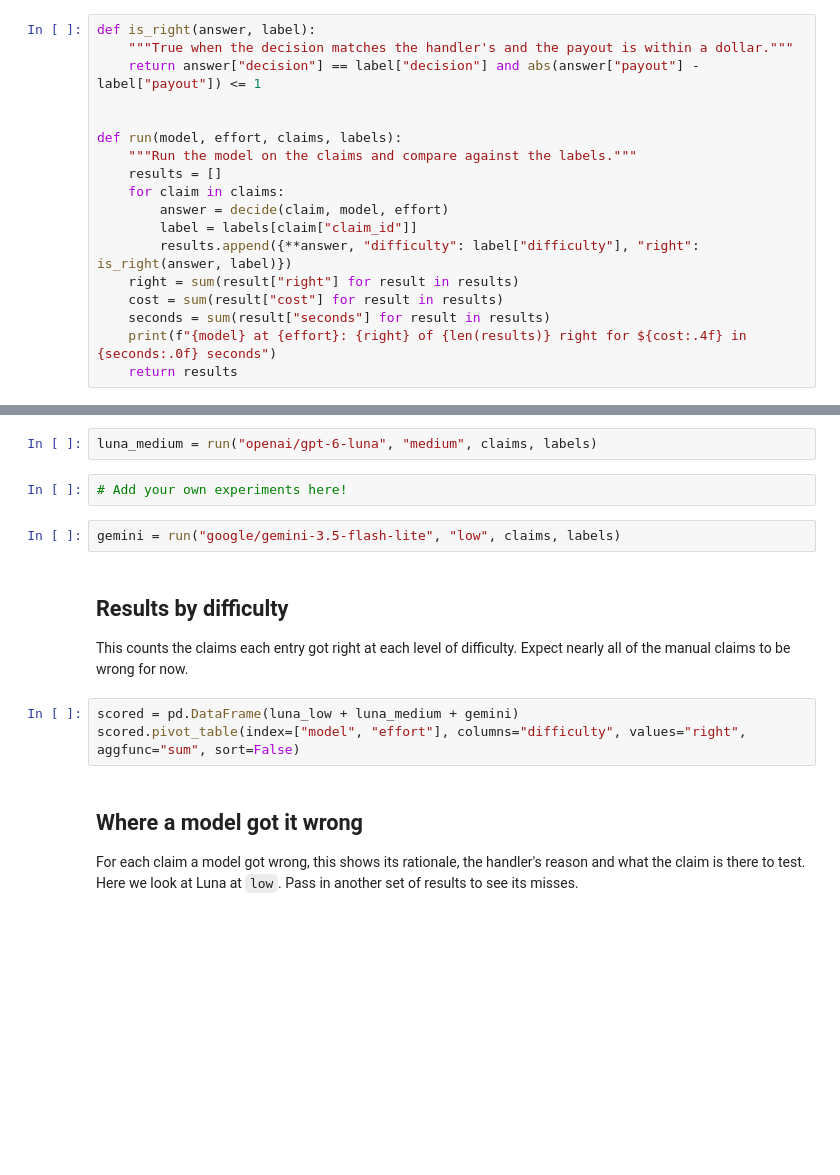
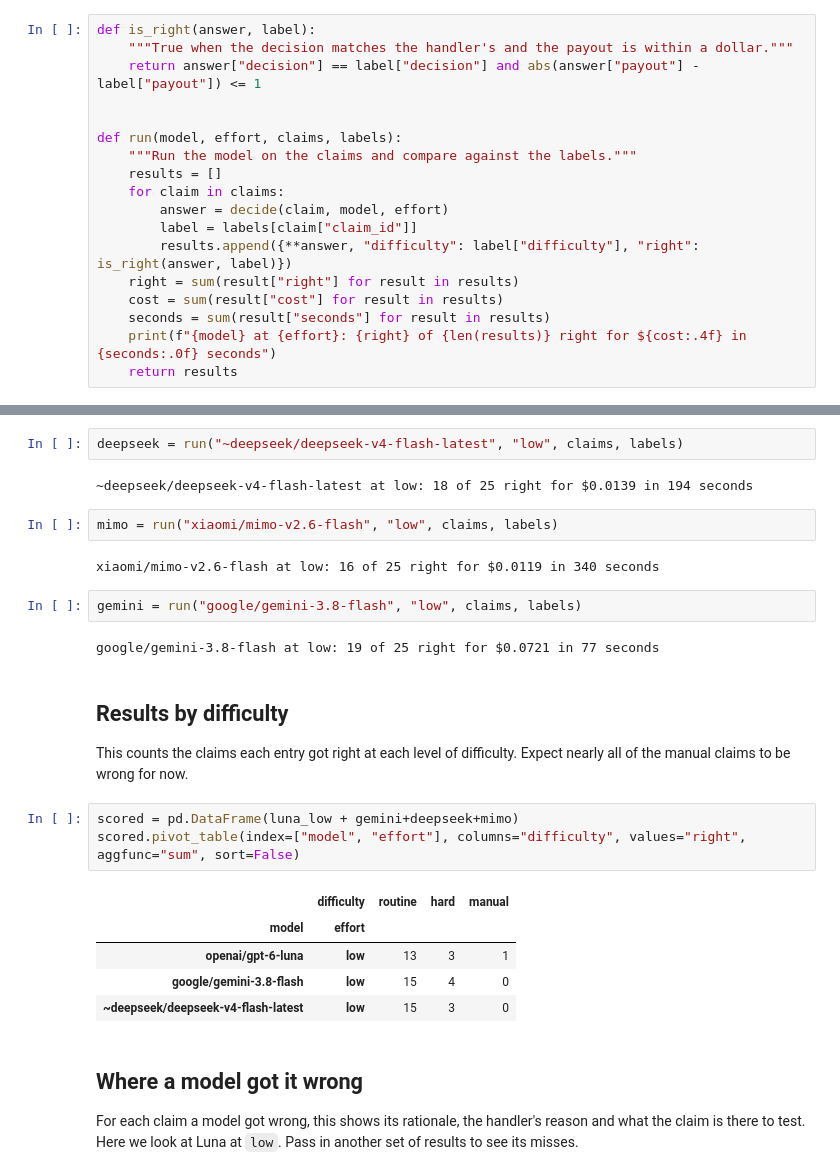
Before and after one commit to AlessandroMarc/undercover, a Jupyter notebook: labs/week1day2.ipynb, the cells around one changed output, grey strips where cells are left out. Cells and saved outputs as stored; diff of their text form; blank space fills up the shorter version.

```diff
--- a/labs/week1day2.ipynb
+++ b/labs/week1day2.ipynb
@@ -348,16 +431,28 @@ luna_low = run("openai/gpt-6-luna", "low", claims, labels)
 # %%
-luna_medium = run("openai/gpt-6-luna", "medium", claims, labels)
+deepseek = run("~deepseek/deepseek-v4-flash-latest", "low", claims, labels)
+# %% [output]
+~deepseek/deepseek-v4-flash-latest at low: 18 of 25 right for $0.0139 in 194 seconds
 # %%
-# Add your own experiments here!
+mimo = run("xiaomi/mimo-v2.6-flash", "low", claims, labels)
+# %% [output]
+xiaomi/mimo-v2.6-flash at low: 16 of 25 right for $0.0119 in 340 seconds
 # %%
-gemini = run("google/gemini-3.5-flash-lite", "low", claims, labels)
+gemini = run("google/gemini-3.8-flash", "low", claims, labels)
+# %% [output]
+google/gemini-3.8-flash at low: 19 of 25 right for $0.0721 in 77 seconds
 # %% [markdown]
 ## Results by difficulty
 
 This counts the claims each entry got right at each level of difficulty. Expect nearly all of the manual claims to be wrong for now.
 # %%
-scored = pd.DataFrame(luna_low + luna_medium + gemini)
+scored = pd.DataFrame(luna_low + gemini+deepseek+mimo)
 scored.pivot_table(index=["model", "effort"], columns="difficulty", values="right", aggfunc="sum", sort=False)
+# %% [output]
+|  | difficulty | routine | hard | manual |
+| model | effort |  |  |  |
+| openai/gpt-6-luna | low | 13 | 3 | 1 |
+| google/gemini-3.8-flash | low | 15 | 4 | 0 |
+| ~deepseek/deepseek-v4-flash-latest | low | 15 | 3 | 0 |
 # %% [markdown]
 ## Where a model got it wrong
 
```
Also changed, not shown: parts of 20 cells of this notebook.
